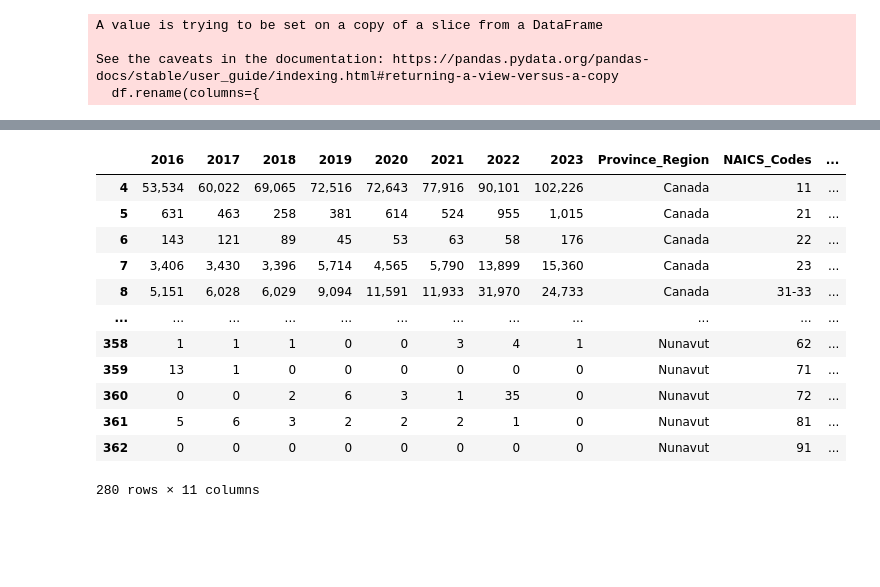
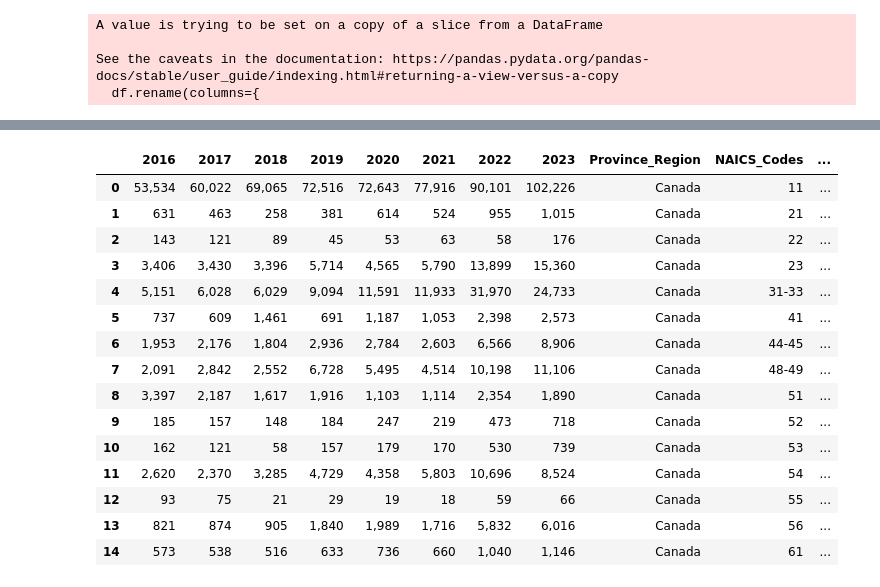
Before and after one commit to JohnNguyenAnh/LMIA_evaluation_project, a Jupyter notebook: EDA data/clenaing_data_table06.ipynb, the cells around one changed output, grey strips where cells are left out. Saved outputs shown, nothing was run; the diff lists cells and outputs as text; code cells hidden in the pictures; blank space fills up the shorter version.

```diff
--- a/EDA data/clenaing_data_table06.ipynb
+++ b/EDA data/clenaing_data_table06.ipynb
@@ -104,5 +107,7 @@ df['Province_Region'] = df['NAICS Codes and Industry Sectors'].where(df['2016'].
 #  Forward-fill the region name for all rows until a new region is found
 df['Province_Region'] = df['Province_Region'].ffill()
 #  Remove rows that contain "Total" adn Nan value (since these are summary rows)
-df = df[~df['NAICS Codes and Industry Sectors'].str.contains('Total', na=False)]
+df = df[~df['Province_Region'].str.contains('Total', na=False)]
+#drop unessesary columns
+df = df.dropna(how='any')
 # %%
@@ -124,3 +133,18 @@ df
+# %%
+#Create new columns for skill level  and Occupational code  seperatelly
+df[['NAICS_Codes ','Occupation']] = df['NAICS Codes and Industry Sectors'].str.extract(r'(\d+(?:-\d+)?)\s+(.*)')
+
+# Create a new column called 'Occupation' and initialize it with NaN
+df['Industry_Sectors'] = None
+
+# Loop through the DataFrame in reverse order to propagate the occupation names upwards
+current_occupation = None
+for i in reversed(df.index):
+    if pd.notna(df.loc[i, 'NAICS Codes and Industry Sectors']) and df.loc[i, 'NAICS Codes and Industry Sectors'].endswith('- Total'):
+        # If the row contains an occupation name ending with '- Total', update current_occupation without the suffix
+        current_occupation = df.loc[i, 'NAICS Codes and Industry Sectors'].replace(' - Total', '')
+    # Assign the current occupation to the new 'Occupation' column for each row
+    df.loc[i, 'Industry_Sectors'] = current_occupation
 # %%
 #Drop rows where Nan value
 df = df.dropna(how='any')
@@ -146,23 +174,25 @@ df
-# %%
-# Extract NAICS Codes (numbers) and Industry Sectors (words)
-df["NAICS_Codes"] = df["NAICS Codes and Industry Sectors"].str.extract(r"^(\d+-?\d*)")
-df["Industry_Sectors"] = df["NAICS Codes and Industry Sectors"].str.replace(r"^\d+-?\d*\s*", "", regex=True)
-
-# Drop the original column (optional)
-df = df.drop("NAICS Codes and Industry Sectors", axis=1)
+# %%
+#drop no Nan and unneccessary columns
+df = df.dropna(how='any')
+df = df.drop(columns=['NAICS Codes and Industry Sectors'])
+#reset index
+df = df.reset_index(drop=True)
 # %%
-df
+df.head(15)
 # %% [output]
 |  | 2016 | 2017 | 2018 | 2019 | 2020 | 2021 | 2022 | 2023 | Province_Region | NAICS_Codes | ... |
-| 4 | 53,534 | 60,022 | 69,065 | 72,516 | 72,643 | 77,916 | 90,101 | 102,226 | Canada | 11 | ... |
-| 5 | 631 | 463 | 258 | 381 | 614 | 524 | 955 | 1,015 | Canada | 21 | ... |
-| 6 | 143 | 121 | 89 | 45 | 53 | 63 | 58 | 176 | Canada | 22 | ... |
-| 7 | 3,406 | 3,430 | 3,396 | 5,714 | 4,565 | 5,790 | 13,899 | 15,360 | Canada | 23 | ... |
-| 8 | 5,151 | 6,028 | 6,029 | 9,094 | 11,591 | 11,933 | 31,970 | 24,733 | Canada | 31-33 | ... |
-| ... | ... | ... | ... | ... | ... | ... | ... | ... | ... | ... | ... |
-| 358 | 1 | 1 | 1 | 0 | 0 | 3 | 4 | 1 | Nunavut | 62 | ... |
-| 359 | 13 | 1 | 0 | 0 | 0 | 0 | 0 | 0 | Nunavut | 71 | ... |
-| 360 | 0 | 0 | 2 | 6 | 3 | 1 | 35 | 0 | Nunavut | 72 | ... |
-| 361 | 5 | 6 | 3 | 2 | 2 | 2 | 1 | 0 | Nunavut | 81 | ... |
-| 362 | 0 | 0 | 0 | 0 | 0 | 0 | 0 | 0 | Nunavut | 91 | ... |
+| 0 | 53,534 | 60,022 | 69,065 | 72,516 | 72,643 | 77,916 | 90,101 | 102,226 | Canada | 11 | ... |
+| 1 | 631 | 463 | 258 | 381 | 614 | 524 | 955 | 1,015 | Canada | 21 | ... |
+| 2 | 143 | 121 | 89 | 45 | 53 | 63 | 58 | 176 | Canada | 22 | ... |
+| 3 | 3,406 | 3,430 | 3,396 | 5,714 | 4,565 | 5,790 | 13,899 | 15,360 | Canada | 23 | ... |
+| 4 | 5,151 | 6,028 | 6,029 | 9,094 | 11,591 | 11,933 | 31,970 | 24,733 | Canada | 31-33 | ... |
+| 5 | 737 | 609 | 1,461 | 691 | 1,187 | 1,053 | 2,398 | 2,573 | Canada | 41 | ... |
+| 6 | 1,953 | 2,176 | 1,804 | 2,936 | 2,784 | 2,603 | 6,566 | 8,906 | Canada | 44-45 | ... |
+| 7 | 2,091 | 2,842 | 2,552 | 6,728 | 5,495 | 4,514 | 10,198 | 11,106 | Canada | 48-49 | ... |
+| 8 | 3,397 | 2,187 | 1,617 | 1,916 | 1,103 | 1,114 | 2,354 | 1,890 | Canada | 51 | ... |
+| 9 | 185 | 157 | 148 | 184 | 247 | 219 | 473 | 718 | Canada | 52 | ... |
+| 10 | 162 | 121 | 58 | 157 | 179 | 170 | 530 | 739 | Canada | 53 | ... |
+| 11 | 2,620 | 2,370 | 3,285 | 4,729 | 4,358 | 5,803 | 10,696 | 8,524 | Canada | 54 | ... |
+| 12 | 93 | 75 | 21 | 29 | 19 | 18 | 59 | 66 | Canada | 55 | ... |
+| 13 | 821 | 874 | 905 | 1,840 | 1,989 | 1,716 | 5,832 | 6,016 | Canada | 56 | ... |
+| 14 | 573 | 538 | 516 | 633 | 736 | 660 | 1,040 | 1,146 | Canada | 61 | ... |
-280 rows × 11 columns
```
Also changed, not shown: parts of 9 cells of this notebook, 7 other files.
